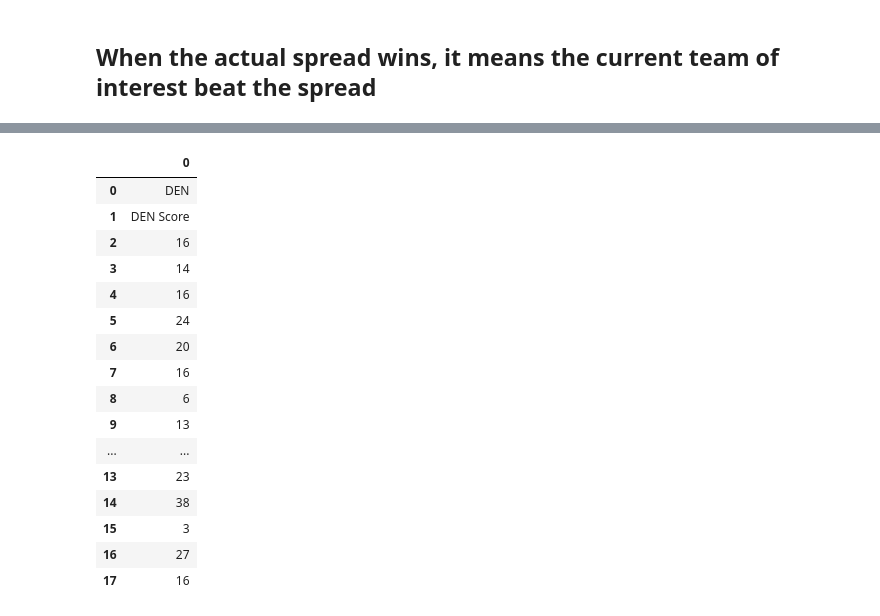
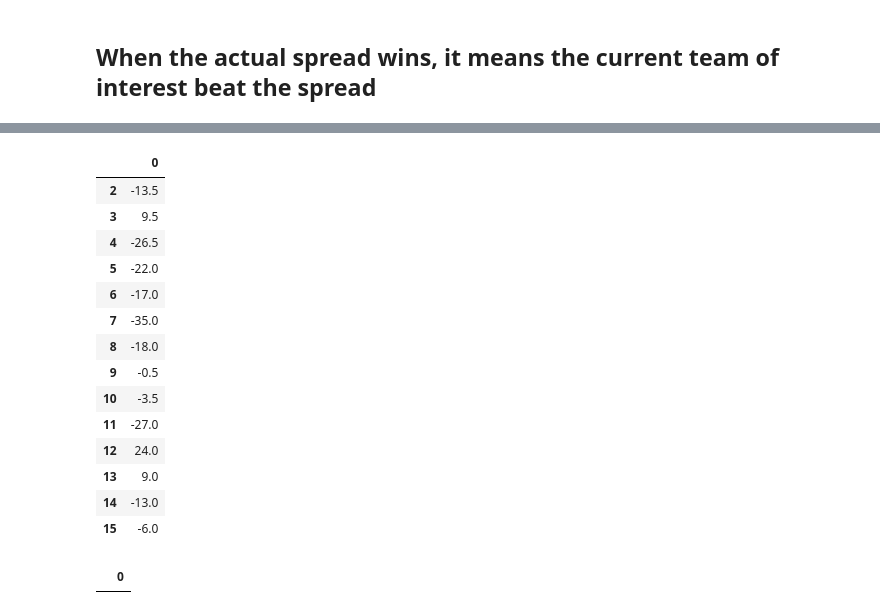
Before and after one commit to Rwmillham/MLFootballOddsAlgo, a Jupyter notebook: FootballTester.ipynb, the cells around one changed output, grey strips where cells are left out. Drawn from its saved outputs; the diff is of its cells as text; code cells hidden in the pictures.

```diff
--- a/FootballTester.ipynb
+++ b/FootballTester.ipynb
@@ -143,20 +157,22 @@ plt.legend()
 # %%
-teamsScore
+teamBeatSpread = scoreDifference[:] - vegasSpread[:]
-# %% [output]
-|  | 0 |
-| 0 | DEN |
-| 1 | DEN Score |
-| 2 | 16 |
-| 3 | 14 |
-| 4 | 16 |
-| 5 | 24 |
-| 6 | 20 |
-| 7 | 16 |
-| 8 | 6 |
-| 9 | 13 |
-| ... | ... |
-| 13 | 23 |
-| 14 | 38 |
-| 15 | 3 |
-| 16 | 27 |
-| 17 | 16 |
+# %%
+# print(scoreDifference)
+# vegasSpread
+teamBeatSpread
+# %% [output]
+|  | 0 |
+| 2 | -13.5 |
+| 3 | 9.5 |
+| 4 | -26.5 |
+| 5 | -22.0 |
+| 6 | -17.0 |
+| 7 | -35.0 |
+| 8 | -18.0 |
+| 9 | -0.5 |
+| 10 | -3.5 |
+| 11 | -27.0 |
+| 12 | 24.0 |
+| 13 | 9.0 |
+| 14 | -13.0 |
+| 15 | -6.0 |
@@ -162,0 +234,4 @@ teamsScore
+# %%
+teamsScore
+# %% [output]
+|  | 0 |
```
Also changed, not shown: parts of 5 cells of this notebook, 18 other files.
